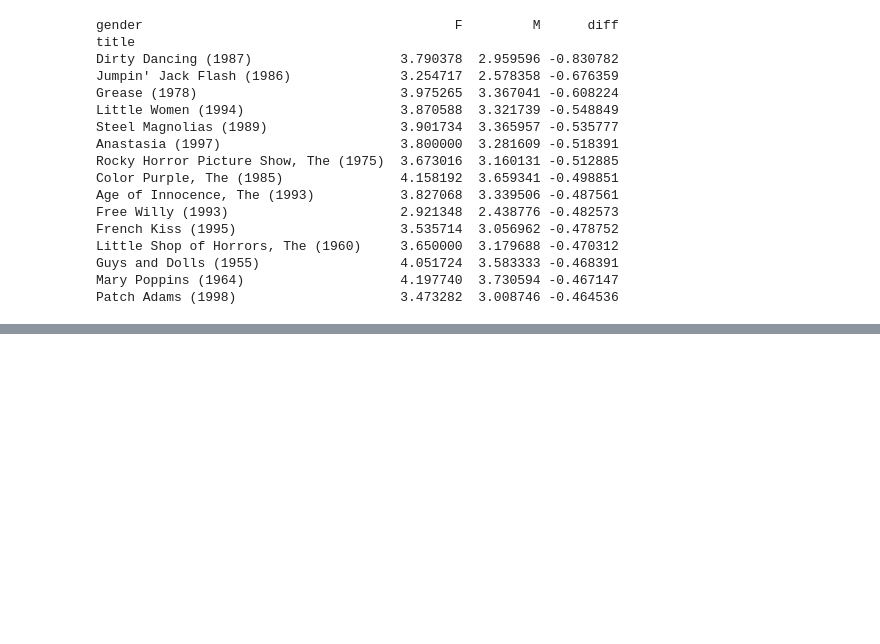
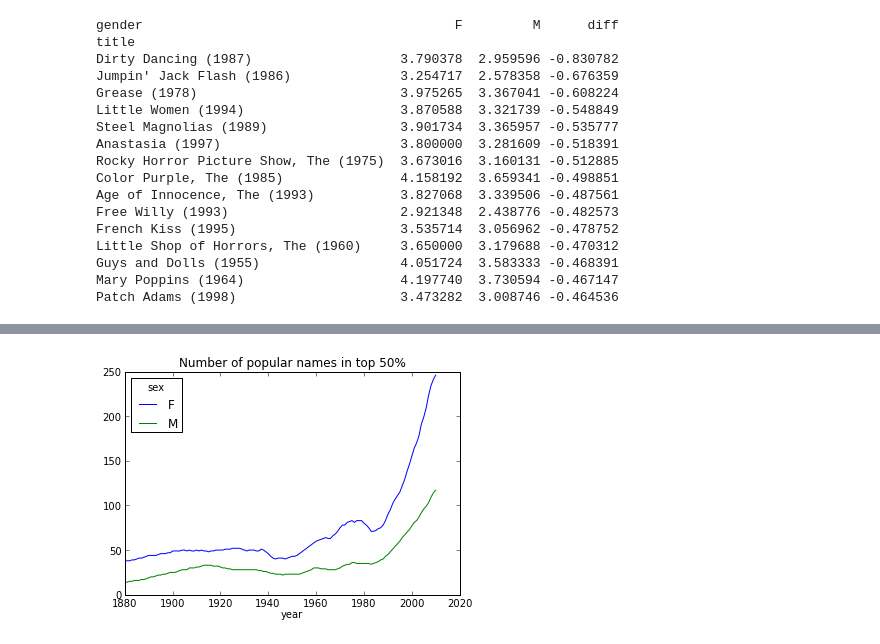
Before and after one commit to wesm/pydata-book, a Jupyter notebook: Ch02.ipynb, the cells around one changed output, grey strips where cells are left out. Drawn from its saved outputs; the diff is of its cells as text; code cells hidden in the pictures; blank space fills up the shorter version.

```diff
--- a/Ch02.ipynb
+++ b/Ch02.ipynb
@@ -258,0 +398,11 @@ Patch Adams (1998)                     3.473282  3.008746 -0.464536
+# %%
+def get_quantile_count(group, q=0.5):
+    prop_cumsum = group.sort_index(by='prop',ascending=False).prop.cumsum();
+    return prop_cumsum.searchsorted(q)+1;
+
+diversity = qrouped = top1000.groupby(['year','sex']).apply(get_quantile_count);
+diversity = diversity.unstack('sex');
+#print diversity.head();
+diversity.plot(title="Number of popular names in top 50%");
+# %% [output]
+[figure, added]
```
Also changed, not shown: parts of 21 cells of this notebook.
